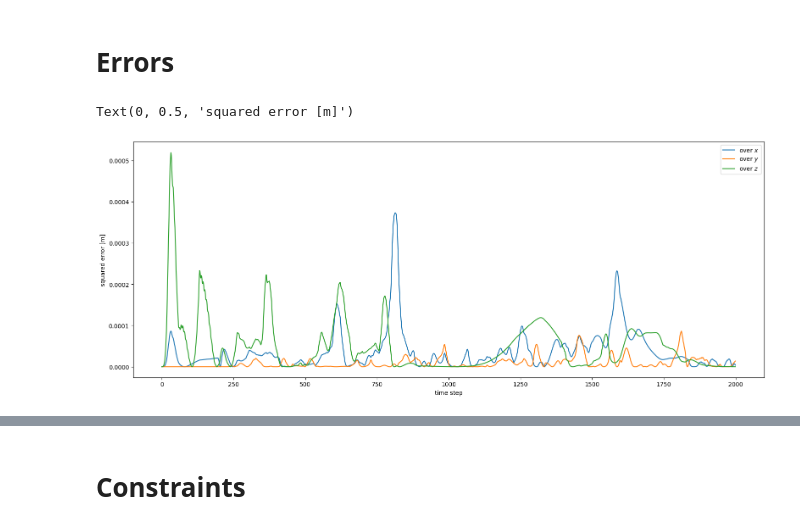
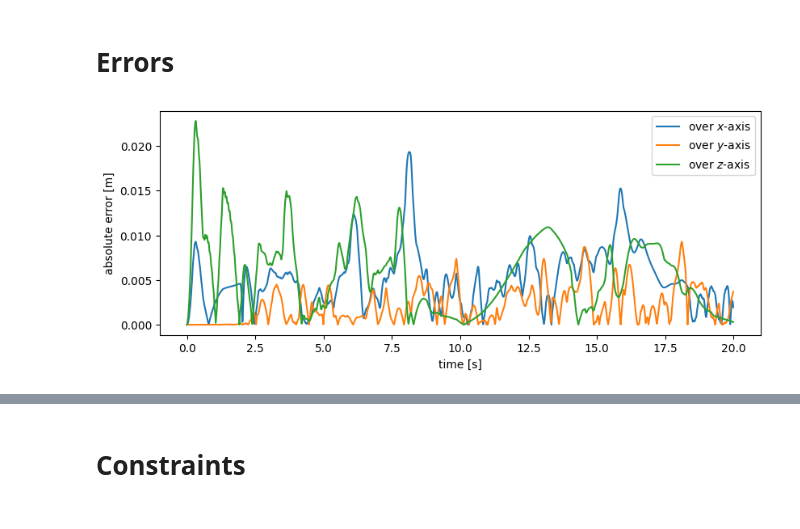
Before and after one commit to Kooolkimooov/pympc_usage, a Jupyter notebook: test.ipynb, the cells around one changed output, grey strips where cells are left out. Saved outputs shown, nothing was run; the diff lists cells and outputs as text; code cells hidden in the pictures.

```diff
--- a/test.ipynb
+++ b/test.ipynb
@@ -8,8 +8,9 @@ import matplotlib.pyplot as plt
 import pandas as pd
 from matplotlib import rcParams
 from numpy import array
+from numpy.linalg import norm
 
-gain = 3.
+gain = 1.5
 rcParams[ 'figure.figsize' ] = [ gain * 6.4, gain * 4.8 / 2 ]
 # %%
 for v in pl.Path( "./plots" ).glob( '*' ):
@@ -38,6 +29,7 @@ folder = pl.Path( './plots/three_robots_chain_1726033948' )
 data = pd.read_csv( f'{folder}/logs.txt', sep = '\t' )
 with open( f'{folder}/config.json' ) as f:
 	conf = json.load( f )
+data[ 'time' ] = [ i * conf[ 'time_step' ] for i in data.index ]
 # %%
 def disp( d: dict, prefix: str = '' ):
 	for k, v in d.items():
@@ -143,10 +138,10 @@ traj = array( conf[ 'target_trajectory' ] )[ :n_frames // 2, :, : ]
 # %% [markdown]
 # Errors
 # %%
-plt.plot( abs( traj[ :data.shape[ 0 ], 0, :3 ] - state_r0[ [ 'x', 'y', 'z' ] ] ) ** 2 )
-plt.legend( [ 'over $x$', 'over $y$', 'over $z$' ] )
-plt.xlabel( 'time step' )
-plt.ylabel( 'squared error [m]' )
+plt.plot( data[ 'time' ], abs( traj[ :data.shape[ 0 ], 0, :3 ] - state_r0[ [ 'x', 'y', 'z' ] ] ) )
+plt.legend( [ 'over $x$-axis', 'over $y$-axis', 'over $z$-axis' ] )
+plt.xlabel( 'time [s]' )
+plt.ylabel( 'absolute error [m]' )
+plt.savefig( f'{folder}/error.png', dpi = 300 )
 # %% [output]
-Text(0, 0.5, 'squared error [m]')
-[figure, old version]
+[figure, new version]
```
Also changed, not shown: parts of 27 cells of this notebook.
